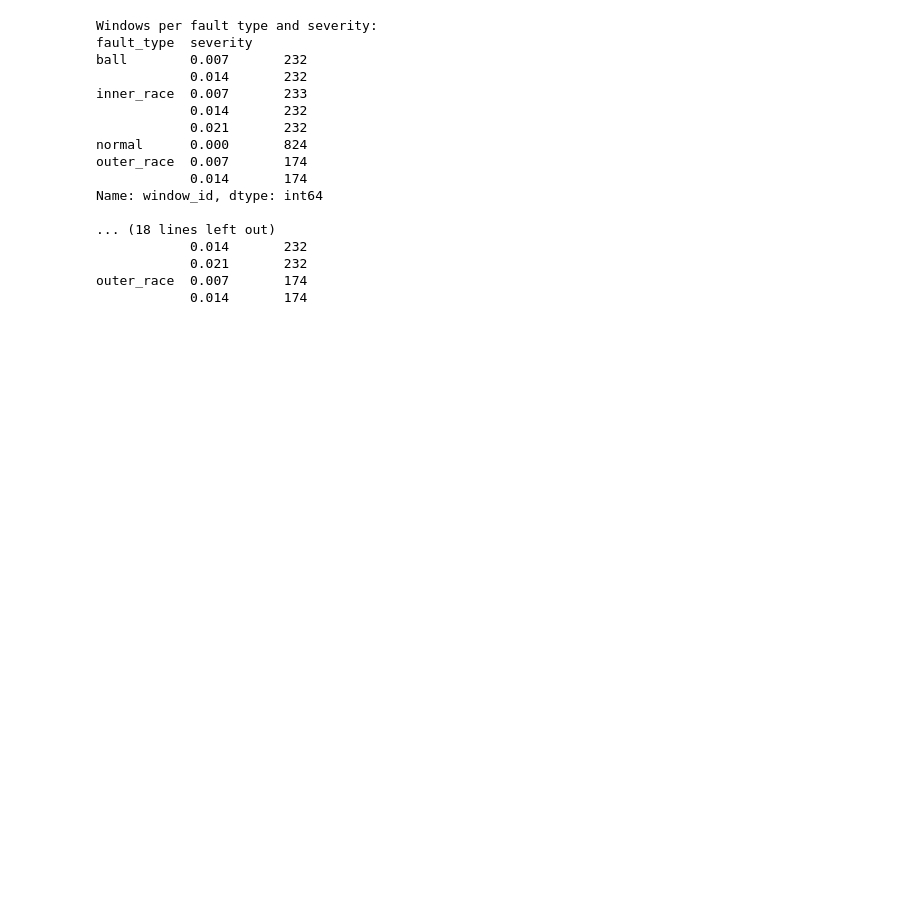
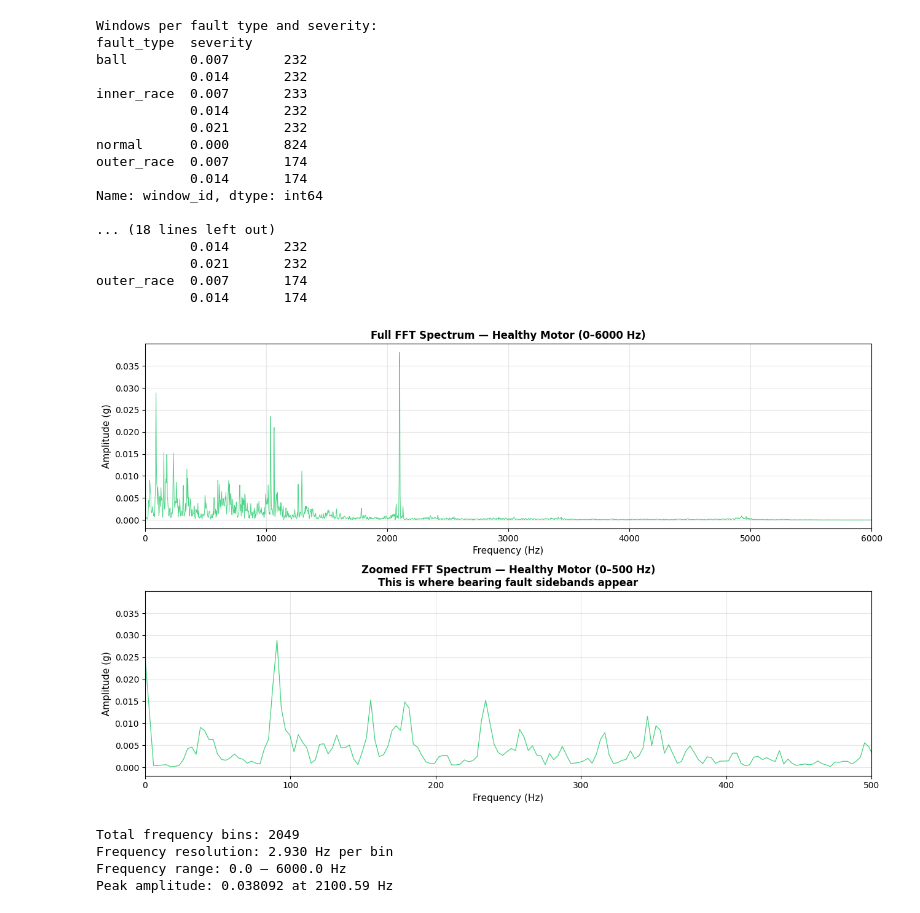
Before and after one commit to ZENITH3009/motor-health-intelligence-system, a Jupyter notebook: notebooks/01_data_exploration.ipynb, the cells around one changed output. Cells and saved outputs as stored; diff of their text form; code cells hidden in the pictures; blank space fills up the shorter version.

Commit message:
feat: fft_analyzer.py complete, healthy motor spectrum, Day 3

```diff
--- a/notebooks/01_data_exploration.ipynb
+++ b/notebooks/01_data_exploration.ipynb
@@ -178,3 +178,61 @@ Name: window_id, dtype: int64
             0.021       232
 outer_race  0.007       174
             0.014       174
+# %%
+import sys
+sys.path.append('..')
+
+import numpy as np
+import matplotlib.pyplot as plt
+from src.data_loader import CWRUDataLoader
+from src.fft_analyzer import FFTAnalyzer
+
+# Load data
+loader   = CWRUDataLoader()
+df       = loader.load_dataset('../data/raw/', verbose=False)
+analyzer = FFTAnalyzer(sampling_rate=12000)
+
+# Take one healthy motor window
+healthy_signal = df[df['fault_type'] == 'normal']['signal'].iloc[0]
+
+# Apply FFT
+freqs, mags = analyzer.compute_fft(healthy_signal, apply_window=True)
+
+# Plot
+fig, axes = plt.subplots(2, 1, figsize=(13, 8))
+
+# ── Top panel: full spectrum ──────────────────────────────────
+axes[0].plot(freqs, mags, color='#2ecc71', linewidth=0.7, alpha=0.85)
+axes[0].set_xlim(0, 6000)
+axes[0].set_xlabel('Frequency (Hz)', fontsize=11)
+axes[0].set_ylabel('Amplitude (g)', fontsize=11)
+axes[0].set_title('Full FFT Spectrum — Healthy Motor (0–6000 Hz)',
+                   fontsize=12, fontweight='bold')
+axes[0].grid(True, alpha=0.3)
+
+# ── Bottom panel: zoomed to 0-500 Hz where faults live ────────
+axes[1].plot(freqs, mags, color='#2ecc71', linewidth=0.9, alpha=0.9)
+axes[1].set_xlim(0, 500)
+axes[1].set_xlabel('Frequency (Hz)', fontsize=11)
+axes[1].set_ylabel('Amplitude (g)', fontsize=11)
+axes[1].set_title('Zoomed FFT Spectrum — Healthy Motor (0–500 Hz)\n'
+                   'This is where bearing fault sidebands appear',
+                   fontsize=12, fontweight='bold')
+axes[1].grid(True, alpha=0.3)
+
+plt.tight_layout()
+plt.savefig('../reports/figures/day3_healthy_fft.png',
+            dpi=150, bbox_inches='tight')
+plt.show()
+
+# Print what we see
+print(f"Total frequency bins: {len(freqs)}")
+print(f"Frequency resolution: {freqs[1]:.3f} Hz per bin")
+print(f"Frequency range: {freqs[0]:.1f} – {freqs[-1]:.1f} Hz")
+print(f"Peak amplitude: {np.max(mags):.6f} at {freqs[np.argmax(mags)]:.2f} Hz")
+# %% [output]
+[figure, added]
+Total frequency bins: 2049
+Frequency resolution: 2.930 Hz per bin
+Frequency range: 0.0 – 6000.0 Hz
+Peak amplitude: 0.038092 at 2100.59 Hz
```
Also changed, not shown: parts of 2 cells of this notebook, 3 other files.
